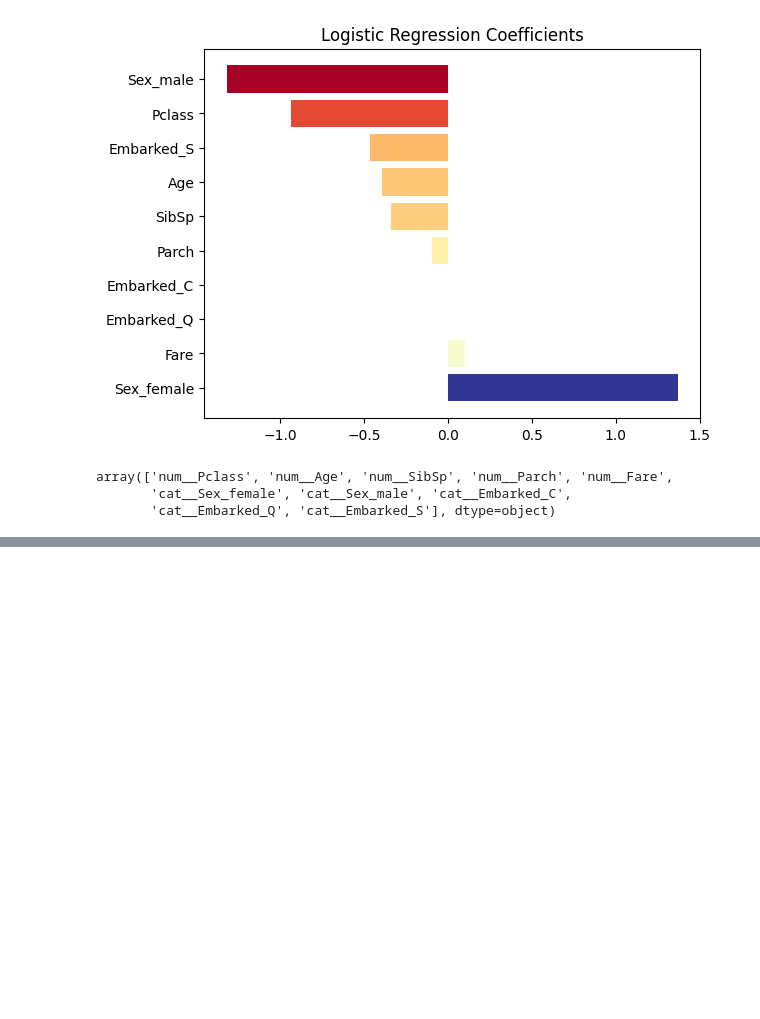
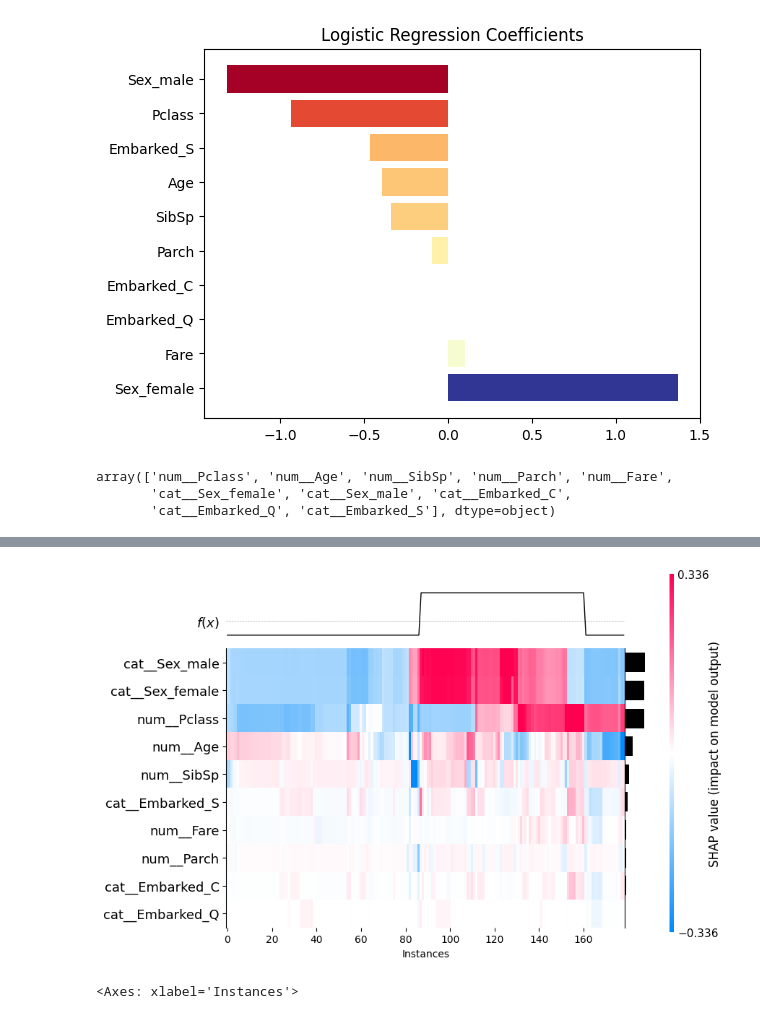
Before and after one commit to ernstBc/ds-project-test, a Jupyter notebook: notebooks/explainability.ipynb, the cells around one changed output, grey strips where cells are left out. Saved outputs shown, nothing was run; the diff lists cells and outputs as text; code cells hidden in the pictures; blank space fills up the shorter version.

```diff
--- a/notebooks/explainability.ipynb
+++ b/notebooks/explainability.ipynb
@@ -157,0 +567,5 @@ class ExplainerManager:
+# %%
+shap.plots.heatmap(linear_shap)
+# %% [output]
+[figure, added]
+<Axes: xlabel='Instances'>
```
Also changed, not shown: parts of 35 cells of this notebook, 5 other files.
